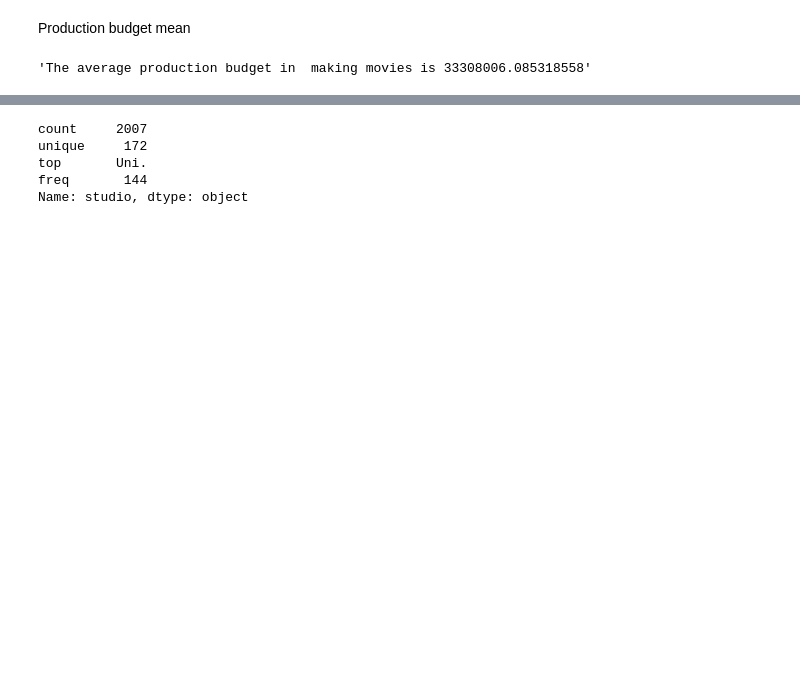
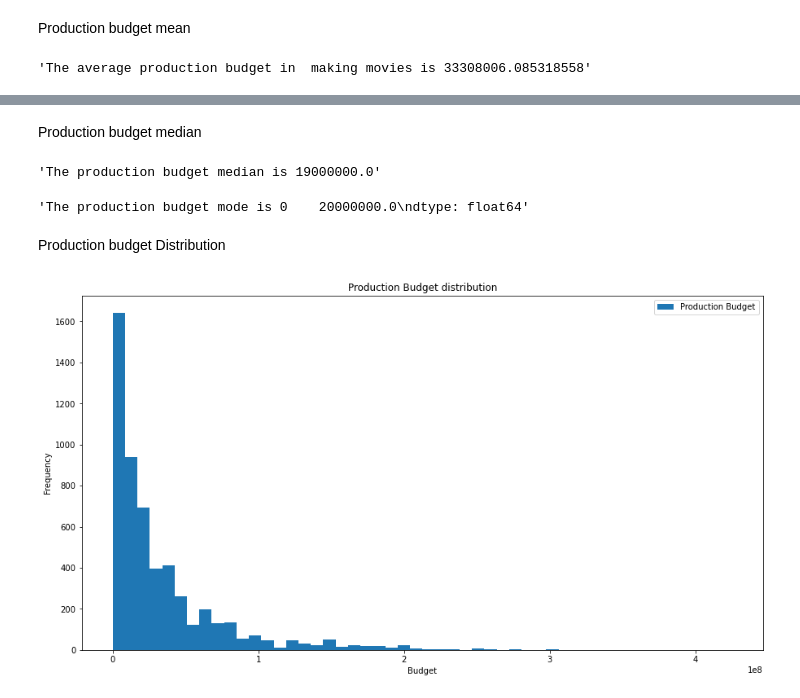
Before and after one commit to esipil/miscrosoft-project, a Jupyter notebook: index.ipynb, the cells around one changed output, grey strips where cells are left out. Cells and saved outputs as stored; diff of their text form; code cells hidden in the pictures; blank space fills up the shorter version.

```diff
--- a/index.ipynb
+++ b/index.ipynb
@@ -725,8 +749,23 @@ The studios involved in film making
-# %%
-box_office_mojo_df["studio"].describe()
-# %% [output]
-count     2007
-unique     172
-top       Uni.
-freq       144
-Name: studio, dtype: object
+# %% [markdown]
+Production budget median
+# %%
+total_revenue_median = tn_movie_budgets_df["production_budget"].median()
+f"The production budget median is {total_revenue_median}"
+# %% [output]
+'The production budget median is 19000000.0'
+# %%
+total_revenue_mode = tn_movie_budgets_df["production_budget"].mode()
+f"The production budget mode is {total_revenue_mode}"
+# %% [output]
+'The production budget mode is 0    20000000.0\ndtype: float64'
+# %% [markdown]
+Production budget Distribution
+# %%
+fig, ax = plt.subplots(figsize=(15,8))
+ax.hist(tn_movie_budgets_df["production_budget"], bins=50)
+ax.legend(["Production Budget"]);
+ax.set_title("Production Budget distribution")
+ax.set_ylabel("Frequency")
+ax.set_xlabel("Budget");
+# %% [output]
+[figure, added]
```
Also changed, not shown: parts of 102 cells of this notebook, 1 other file.
